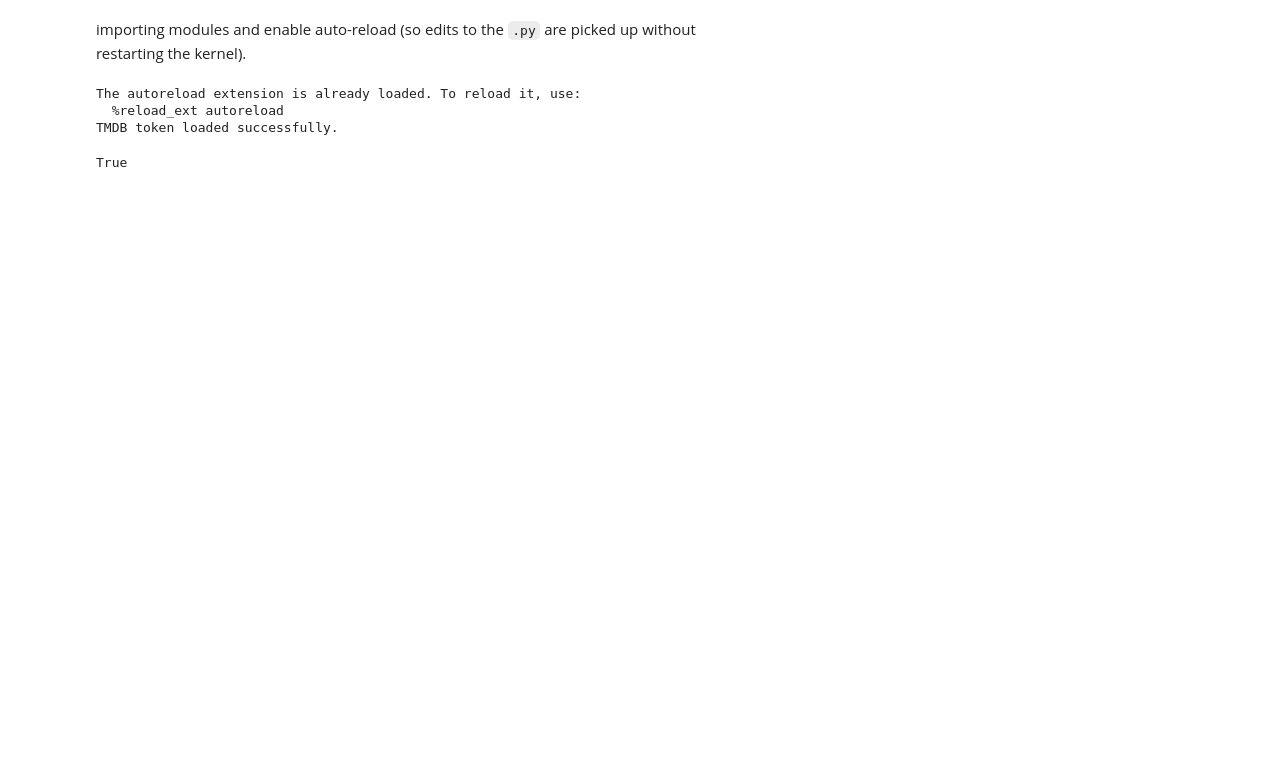
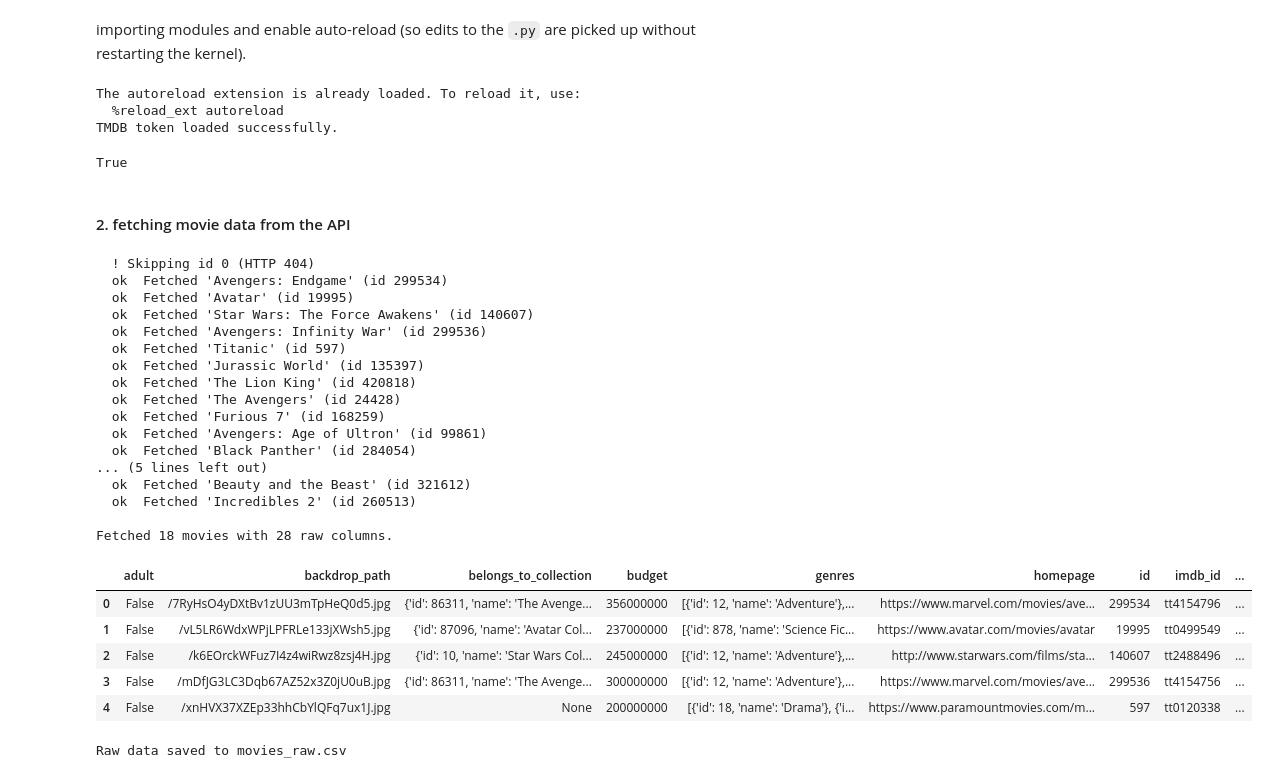
Before and after one commit to fmukama/dem-02-lab, a Jupyter notebook: MAIN.ipynb, the cells around one changed output. Drawn from its saved outputs; the diff is of its cells as text; code cells hidden in the pictures; blank space fills up the shorter version.

```diff
--- a/MAIN.ipynb
+++ b/MAIN.ipynb
@@ -29,3 +29,38 @@ The autoreload extension is already loaded. To reload it, use:
   %reload_ext autoreload
 TMDB token loaded successfully.
 True
+# %% [markdown]
+#### 2. fetching movie data from the API
+# %%
+# Fetch all movies listed in config.MOVIE_IDS (invalid ids like 0 are skipped)
+raw_df = ingestion.fetch_movies()
+raw_df.head()
+# %% [output]
+  ! Skipping id 0 (HTTP 404)
+  ok  Fetched 'Avengers: Endgame' (id 299534)
+  ok  Fetched 'Avatar' (id 19995)
+  ok  Fetched 'Star Wars: The Force Awakens' (id 140607)
+  ok  Fetched 'Avengers: Infinity War' (id 299536)
+  ok  Fetched 'Titanic' (id 597)
+  ok  Fetched 'Jurassic World' (id 135397)
+  ok  Fetched 'The Lion King' (id 420818)
+  ok  Fetched 'The Avengers' (id 24428)
+  ok  Fetched 'Furious 7' (id 168259)
+  ok  Fetched 'Avengers: Age of Ultron' (id 99861)
+  ok  Fetched 'Black Panther' (id 284054)
+... (5 lines left out)
+  ok  Fetched 'Beauty and the Beast' (id 321612)
+  ok  Fetched 'Incredibles 2' (id 260513)
+
+Fetched 18 movies with 28 raw columns.
+|  | adult | backdrop_path | belongs_to_collection | budget | genres | homepage | id | imdb_id | ... |
+| 0 | False | /7RyHsO4yDXtBv1zUU3mTpHeQ0d5.jpg | {'id': 86311, 'name': 'The Avenge... | 356000000 | [{'id': 12, 'name': 'Adventure'},... | https://www.marvel.com/movies/ave... | 299534 | tt4154796 | ... |
+| 1 | False | /vL5LR6WdxWPjLPFRLe133jXWsh5.jpg | {'id': 87096, 'name': 'Avatar Col... | 237000000 | [{'id': 878, 'name': 'Science Fic... | https://www.avatar.com/movies/avatar | 19995 | tt0499549 | ... |
+| 2 | False | /k6EOrckWFuz7I4z4wiRwz8zsj4H.jpg | {'id': 10, 'name': 'Star Wars Col... | 245000000 | [{'id': 12, 'name': 'Adventure'},... | http://www.starwars.com/films/sta... | 140607 | tt2488496 | ... |
+| 3 | False | /mDfJG3LC3Dqb67AZ52x3Z0jU0uB.jpg | {'id': 86311, 'name': 'The Avenge... | 300000000 | [{'id': 12, 'name': 'Adventure'},... | https://www.marvel.com/movies/ave... | 299536 | tt4154756 | ... |
+| 4 | False | /xnHVX37XZEp33hhCbYlQFq7ux1J.jpg | None | 200000000 | [{'id': 18, 'name': 'Drama'}, {'i... | https://www.paramountmovies.com/m... | 597 | tt0120338 | ... |
+# %%
+# cache the raw data to CSV so you don't have to re-hit the API.
+ingestion.save_raw(raw_df)
+# %% [output]
+Raw data saved to movies_raw.csv
```
Also changed, not shown: parts of 9 cells of this notebook.
